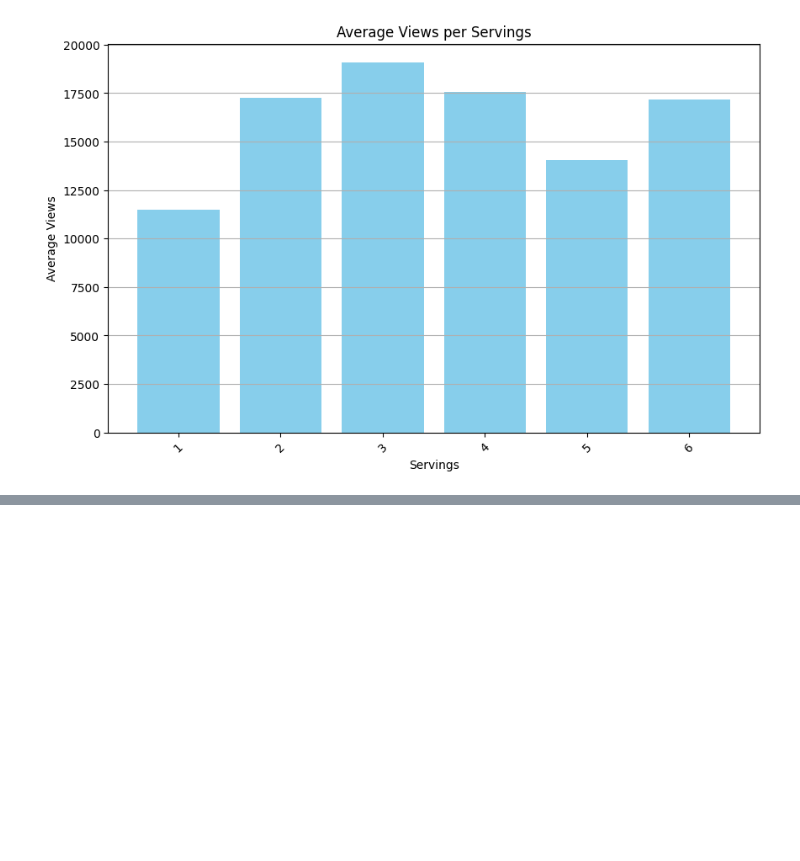
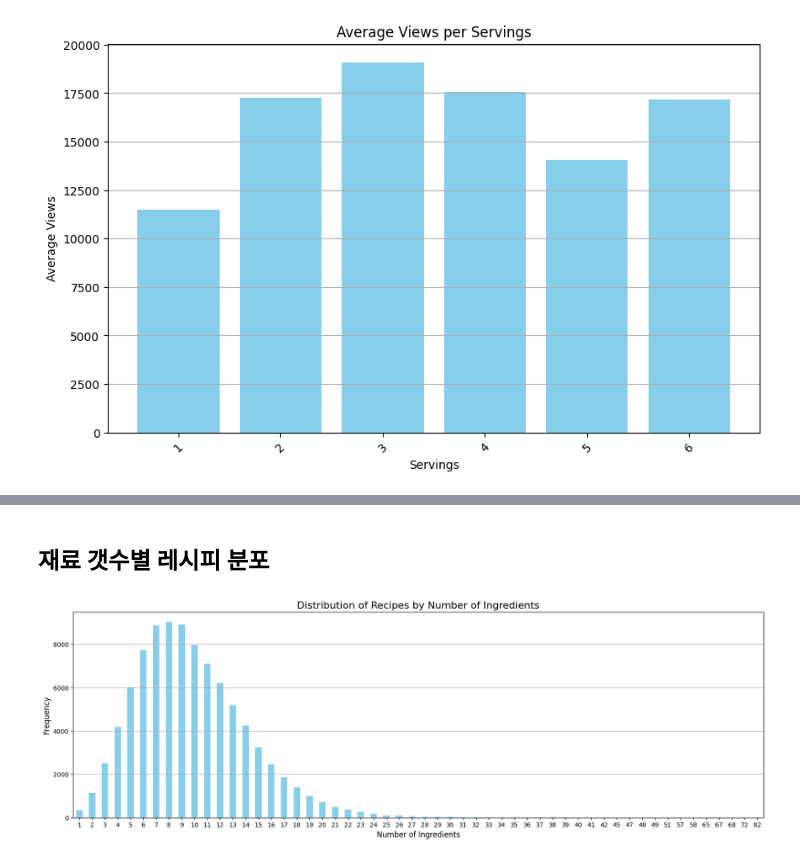
Before and after one commit to tasty-savings/ts-ai, a Jupyter notebook: data/analysis/10000_analysis.ipynb, the cells around one changed output, grey strips where cells are left out. Saved outputs shown, nothing was run; the diff lists cells and outputs as text; code cells hidden in the pictures; blank space fills up the shorter version.

```diff
--- a/data/analysis/10000_analysis.ipynb
+++ b/data/analysis/10000_analysis.ipynb
@@ -409,0 +198,24 @@ df.to_csv('../result/10000recipe1.csv', index=False)
+# %% [markdown]
+## 재료 갯수별 레시피 분포
+# %%
+# 각 레시피의 재료 개수를 계산
+df['ingredient_count'] = df['ingredients'].apply(len)
+
+# 재료 개수에 따른 빈도수 계산
+ingredient_counts = df['ingredient_count'].value_counts().sort_index()
+
+# 빈도수 그래프 그리기
+plt.figure(figsize=(20, 6))
+ingredient_counts.plot(kind='bar', color='skyblue')
+plt.title('Distribution of Recipes by Number of Ingredients', fontsize=16)
+plt.xlabel('Number of Ingredients', fontsize=12)
+plt.ylabel('Frequency', fontsize=12)
+plt.xticks(rotation=0)
+plt.grid(axis='y')
+
+# 파일 저장
+plt.savefig('../img/10000_Distribution_of_Recipes_by_Number_of_Ingredients.png')
+
+plt.show()
+# %% [output]
+[figure, added]
```
Also changed, not shown: parts of 29 cells of this notebook, 8 other files.
